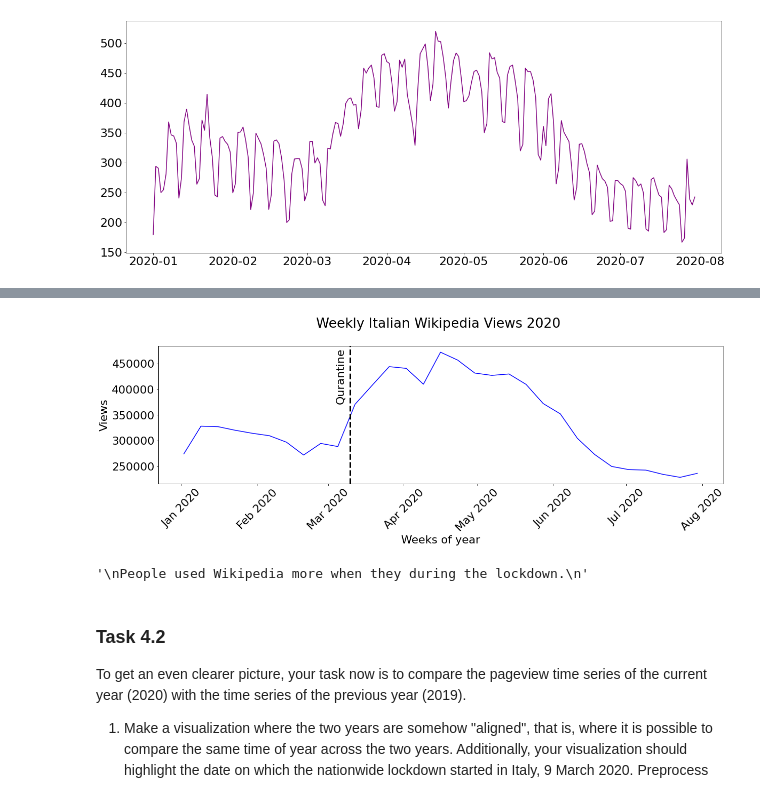
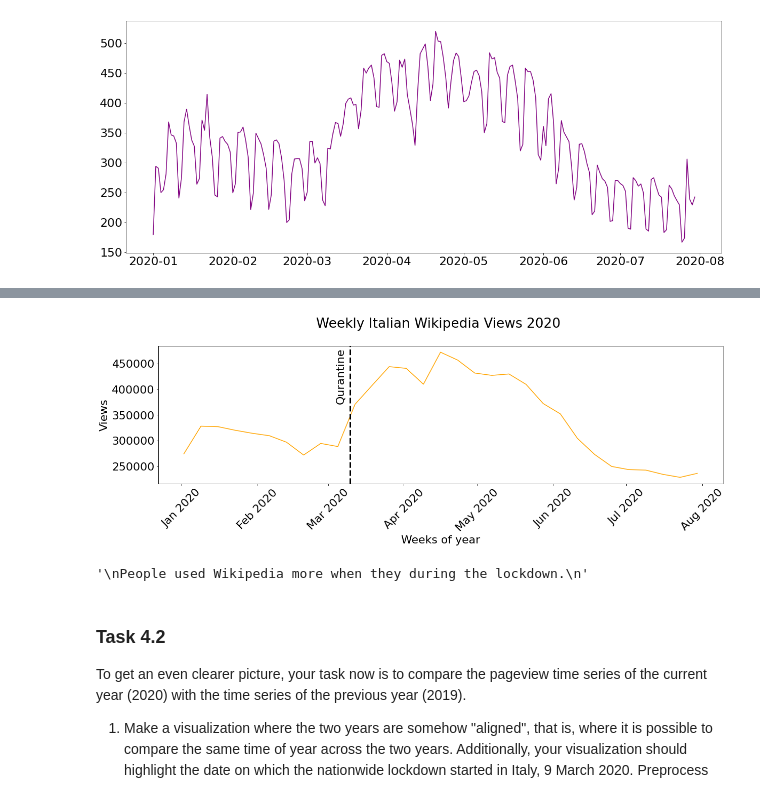
Before and after one commit to alec-flowers/ada-2020-homework1-pandas-pied, a Jupyter notebook: 01 - Pandas Data Wrangling and Data Viz/hw1.ipynb, the cells around one changed output, grey strips where cells are left out. Drawn from its saved outputs; the diff is of its cells as text; code cells hidden in the pictures.

```diff
--- a/01 - Pandas Data Wrangling and Data Viz/hw1.ipynb
+++ b/01 - Pandas Data Wrangling and Data Viz/hw1.ipynb
@@ -555,29 +603,40 @@ People used Wikipedia more when they during the lockdown.
 # %%
 fig, ax = plt.subplots(figsize=(20, 5))
 ax.plot(tot_view_2020_by_week.Date,
        tot_view_2020_by_week['views'],
        color='orange')
 
 ax.set(xlabel="Date",
        ylabel="Views",
        title="Weekly Italian Wikipedia Views 2020 \n ")
 plt.setp(ax.get_xticklabels(), rotation=45)
 ax.axvline(x=datetime.datetime(2020,3,9, 0, 0, 0), ymin=0,ymax=1, lw=3, ls='--',color='k')
 plt.text(datetime.datetime(2020,3,9)-datetime.timedelta(days=6),3.75e5,'Qurantine',rotation=90,color='k')
 ax.set_xticks(pd.date_range(start='2019-12-28',
                                  periods=len(np.arange(0,33,4.42)),
                                   freq='1M', closed='left'))
 ax.set_xticklabels(pd.date_range(start='2020-01-01',
                                  periods=len(np.arange(0,33,4.42)),
                                   freq='1M', closed='left').strftime('%b %Y'))
 ax.set_xlabel("Weeks of year")
 plt.show()
 
 '''
 People used Wikipedia more when they during the lockdown.
 '''
+
+'''
+## Analysis:
+
+At first, we notice that usually the visibility of wikipedia articles is stable, although we observe a slight decrease in page views during the summer 2019
+During the year 2020 that we can characterize as special, we observe a strong increase in the number of articles visibility from the beginning of March until reaching
+a maximum of 472,617 views in mid-April. This peak can be explained by the fact that all of Italy was officially in a lockdown from March 9, 2020 to May 18, 2020.
+Indeed, this graph reflects the end of a confinement by a sharp drop in visibility until resuming a more stable trend. This can be explained by hte fact that people are more likely the search articles on wikipedia when they are bored and closed in their houses than in their normal life.
+
+We also note that the beginning of the year 2020 follows the same trend as in 2019 but with lower visibility.
+'''
 # %% [output]
-[figure, old version]
+[figure, new version]
 '\nPeople used Wikipedia more when they during the lockdown.\n'
 # %% [markdown]
 ### **Task 4.2**
```
Also changed, not shown: parts of 22 cells of this notebook.
